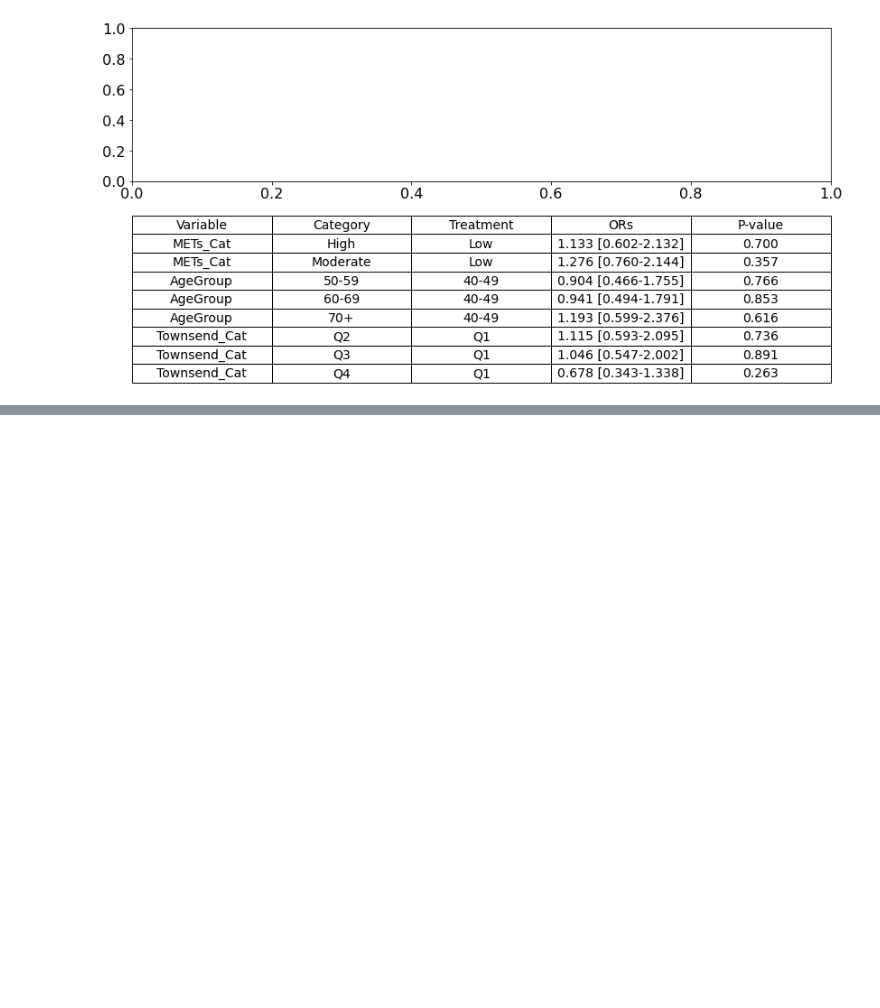
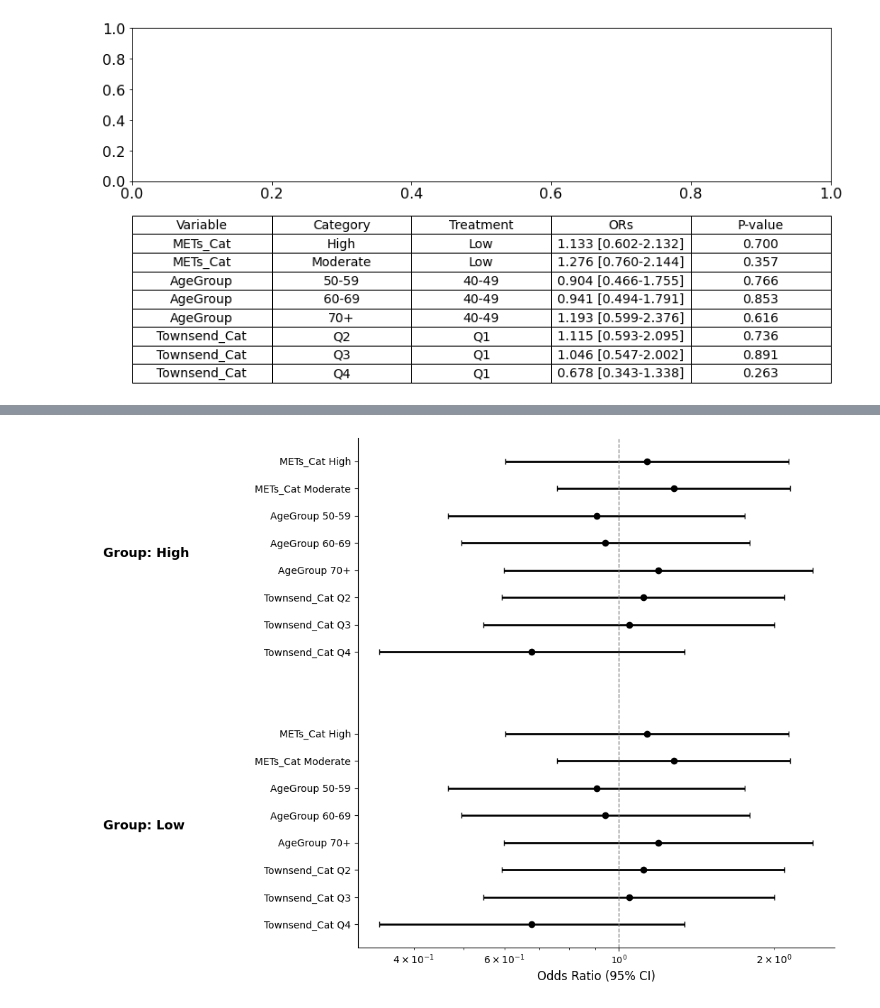
Before and after one commit to Kazuki-Yoshizawa7/Kazuki_module, a Jupyter notebook: Notebook/00_statistical_analysis.ipynb, the cells around one changed output, grey strips where cells are left out. Saved outputs shown, nothing was run; the diff lists cells and outputs as text; code cells hidden in the pictures; blank space fills up the shorter version.

```diff
--- a/Notebook/00_statistical_analysis.ipynb
+++ b/Notebook/00_statistical_analysis.ipynb
@@ -431,7 +431,11 @@ class LogiticRegression:
 # %%
 Logistic = LogiticRegression(DF_High)
 result = Logistic.logistic_regression_formula('SAS_Flag ~ C(METs_Cat, Treatment(reference="Low")) + C(AgeGroup, Treatment(reference="40-49")) + C(Townsend_Cat, Treatment(reference="Q1"))')
-data = Logistic.result_show(result)
+data_1 = Logistic.result_show(result)
+data_1['Group']='High'
+
+data_2 = Logistic.result_show(result)
+data_2['Group']='Low'
 # %% [output]
 Optimization terminated successfully.
          Current function value: 0.681834
@@ -535,0 +550,3 @@ fig, ax = plt.subplots(1,1,figsize=(6, 4)
+# %%
+df = pd.concat([data_1,data_2],axis=0)
+df
@@ -535,0 +571,63 @@ fig, ax = plt.subplots(1,1,figsize=(6, 4)
+# %%
+plt.style.use("default")
+fig, ax = plt.subplots(figsize=(12, 8))
+
+# ============================
+# ③ グループごとにプロット位置を決定
+# ============================
+df["Label"] = df["Variable"] + " " + df["Category"]
+df_high = df[df["Group"] == "High"]
+df_low  = df[df["Group"] == "Low"]
+
+# High 上段
+y_high = np.arange(len(df_high))[::-1] + len(df_low) + 2
+# Low 下段
+y_low = np.arange(len(df_low))[::-1]
+
+# ============================
+# ④ プロット関数（Natureスタイル）
+# ============================
+def plot_forest(ax, df_sub, y):
+    ax.errorbar(
+        df_sub["Odds"], y,
+        xerr=[df_sub["Odds"] - df_sub["CI_Lower"], df_sub["CI_Upper"] - df_sub["Odds"]],
+        fmt='o',
+        ecolor='black',
+        elinewidth=2,
+        capsize=3,
+        markersize=6,
+        markerfacecolor='black',
+        markeredgecolor='black'
+    )
+
+# High / Low 描画
+plot_forest(ax, df_high, y_high)
+plot_forest(ax, df_low, y_low)
+
+# ============================
+# ⑤ 装飾
+# ============================
+all_y = np.concatenate([y_high, y_low])
+all_labels = pd.concat([df_high, df_low])["Label"]
+
+ax.set_xscale("log")
+ax.axvline(1.0, color='grey', linestyle='--', linewidth=1)
+
+ax.set_yticks(all_y)
+ax.set_yticklabels(all_labels, fontsize=10)
+
+ax.set_xlabel("Odds Ratio (95% CI)", fontsize=12)
+ax.tick_params(axis='x', labelsize=9)
+
+# タイトル（任意）
+ax.text(0.1, y_high.mean(), "Group: High", fontsize=13, fontweight="bold")
+ax.text(0.1, y_low.mean(),  "Group: Low", fontsize=13, fontweight="bold")
+
+# スパイン削除（Nature風）
+for spine in ["top", "right"]:
+    ax.spines[spine].set_visible(False)
+
+plt.tight_layout()
+plt.show()
+# %% [output]
+[figure, added]
```
Also changed, not shown: parts of 3 cells of this notebook.
